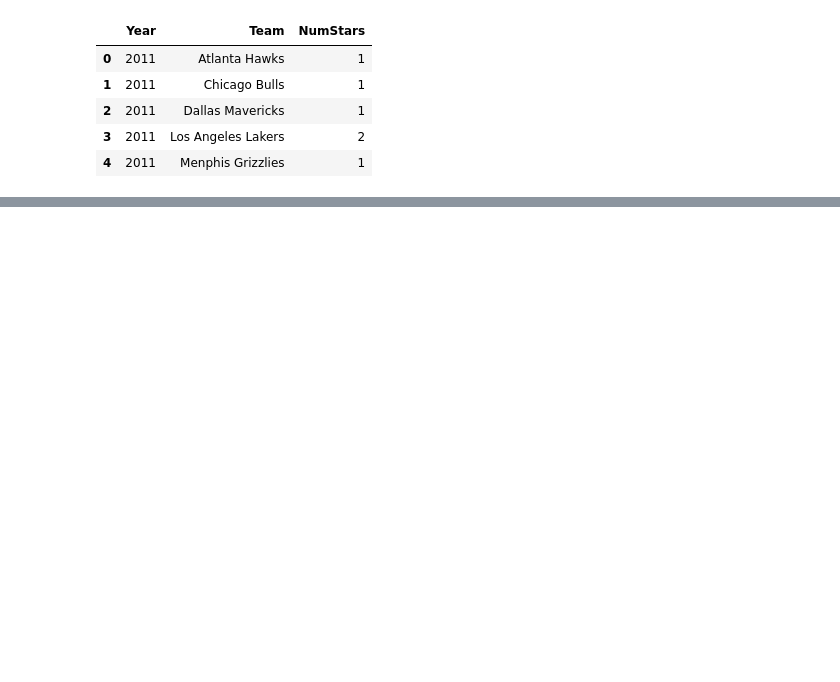
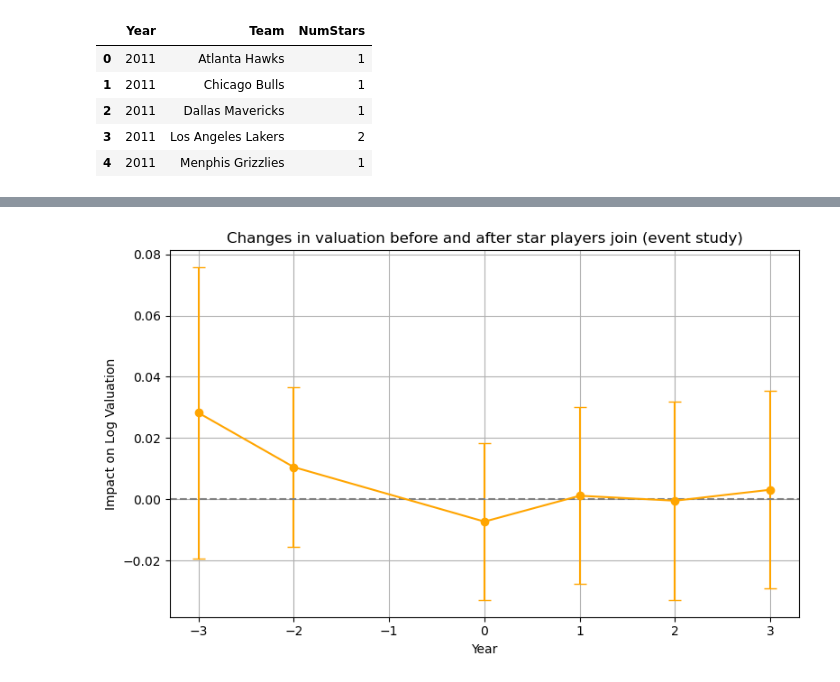
Before and after one commit to shokubohcm/personal_blog, a Jupyter notebook: nba_teamValuation/3_Analysis/Analysis.ipynb, the cells around one changed output, grey strips where cells are left out. Cells and saved outputs as stored; diff of their text form; code cells hidden in the pictures; blank space fills up the shorter version.

```diff
--- a/nba_teamValuation/3_Analysis/Analysis.ipynb
+++ b/nba_teamValuation/3_Analysis/Analysis.ipynb
@@ -42,0 +130,37 @@ star.to_csv('../data/data_star.csv', index=False)
+# %%
+# 1. StarArrivalのある年を抽出し、ArrivalYearとして追加
+arrival_years = df[df["StarArrival"] == 1][["Team", "Year"]].rename(columns={"Year": "ArrivalYear"})
+es = df.merge(arrival_years, on="Team", how="left")
+
+# 2. 相対年 k を計算
+es["k"] = es["Year"] - es["ArrivalYear"]
+
+# 3. -3〜+3年に絞る
+es = es[es["k"].between(-3, 3)]
+
+# 4. Dummy変数の作成（マイナス記号を変換）
+for i in [-3, -2, 0, 1, 2, 3]:
+    col_name = f"D_minus{abs(i)}" if i < 0 else f"D_{i}"
+    es[col_name] = (es["k"] == i).astype(int)
+
+# 5. 回帰式とモデル
+dummies = [f"D_minus{abs(i)}" if i < 0 else f"D_{i}" for i in [-3, -2, 0, 1, 2, 3]]
+fmla = "LogValuation ~ " + " + ".join(dummies) + " + C(Team) + C(Year)"
+m_es = smf.ols(fmla, data=es).fit(cov_type="cluster", cov_kwds={"groups": es["Team"]})
+
+# 6. 回帰結果のプロット
+coefs = m_es.params[dummies]
+errs = m_es.bse[dummies]
+x_vals = [-3, -2, 0, 1, 2, 3]
+
+plt.figure(figsize=(8, 5))
+plt.errorbar(x_vals, coefs, yerr=1.96 * errs, fmt="o-", capsize=5, color='orange')
+plt.axhline(0, color="gray", linestyle="--")
+plt.title("Changes in valuation before and after star players join (event study)")
+plt.xlabel("Year")
+plt.ylabel("Impact on Log Valuation")
+plt.grid(True)
+plt.tight_layout()
+plt.show()
+# %% [output]
+[figure, added]
```
Also changed, not shown: parts of 7 cells of this notebook.
